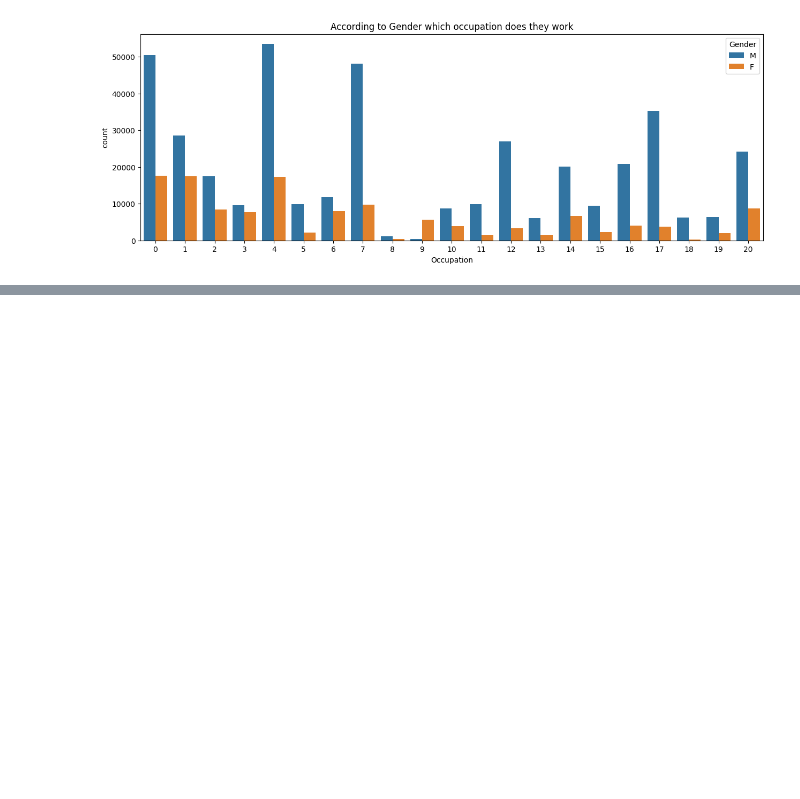
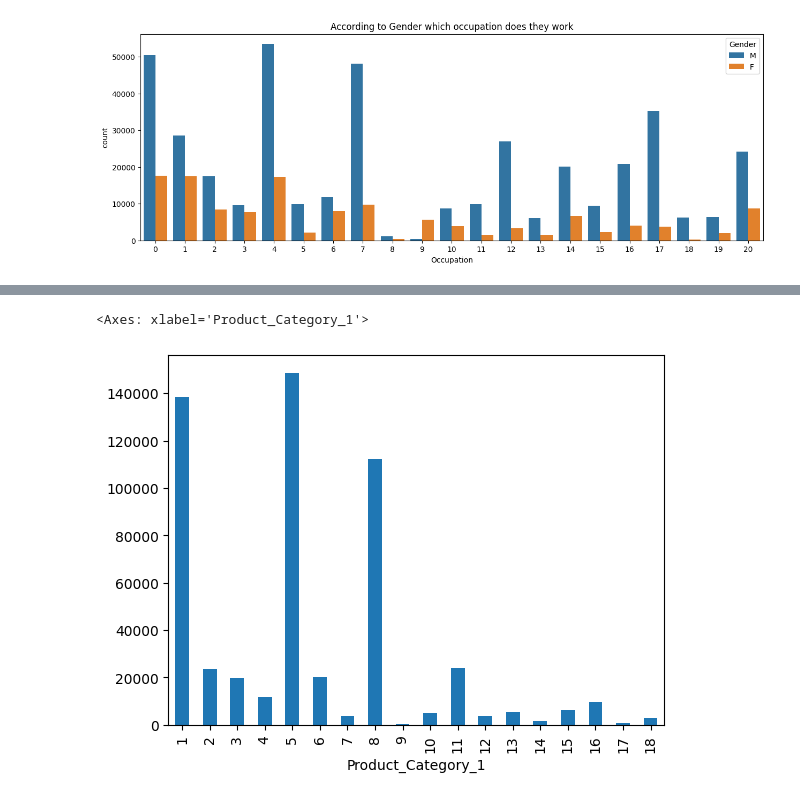
Before and after one commit to vishwajeet02/Projects, a Jupyter notebook: EDA/Black_Friday_Sales/File_Analysis.ipynb, the cells around one changed output, grey strips where cells are left out. Cells and saved outputs as stored; diff of their text form; code cells hidden in the pictures; blank space fills up the shorter version.

```diff
--- a/EDA/Black_Friday_Sales/File_Analysis.ipynb
+++ b/EDA/Black_Friday_Sales/File_Analysis.ipynb
@@ -529,0 +542,5 @@ plt.show()
+# %%
+df.groupby('Product_Category_1').size().plot.bar()
+# %% [output]
+<Axes: xlabel='Product_Category_1'>
+[figure, added]
```
Also changed, not shown: parts of 11 cells of this notebook.
